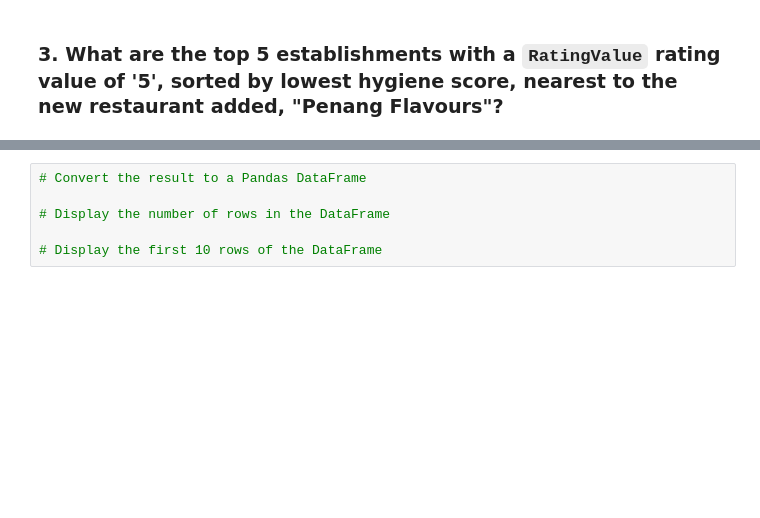
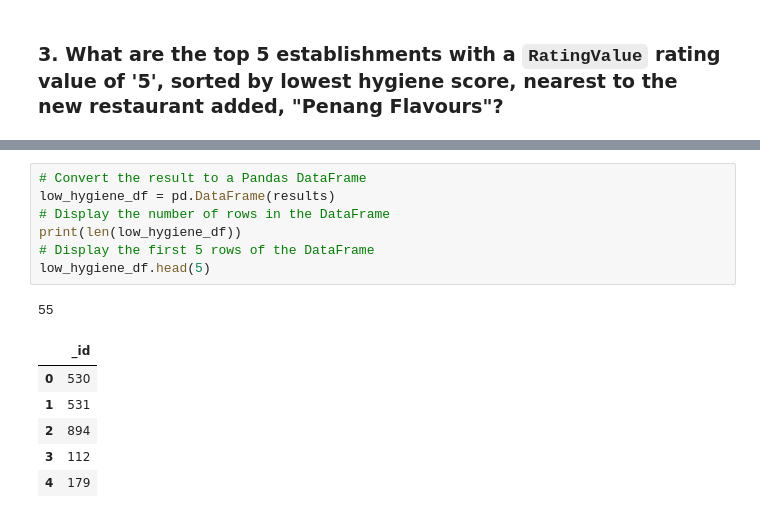
Before and after one commit to turkishfilms/nosql-challenge, a Jupyter notebook: Starter_Code/NoSQL_analysis_starter.ipynb, the cells around one changed output, grey strips where cells are left out. Drawn from its saved outputs; the diff is of its cells as text; blank space fills up the shorter version.

```diff
--- a/Starter_Code/NoSQL_analysis_starter.ipynb
+++ b/Starter_Code/NoSQL_analysis_starter.ipynb
@@ -147,6 +149,15 @@ TypeError: float() argument must be a string or a number, not 'dict'
 # %%
 # Convert the result to a Pandas DataFrame
-
+low_hygiene_df = pd.DataFrame(results)
 # Display the number of rows in the DataFrame
-
-# Display the first 10 rows of the DataFrame
+print(len(low_hygiene_df))
+# Display the first 5 rows of the DataFrame
+low_hygiene_df.head(5)
+# %% [output]
+55
+|  | _id |
+| 0 | 530 |
+| 1 | 531 |
+| 2 | 894 |
+| 3 | 112 |
+| 4 | 179 |
```
Also changed, not shown: parts of 10 cells of this notebook, 1 other file.
